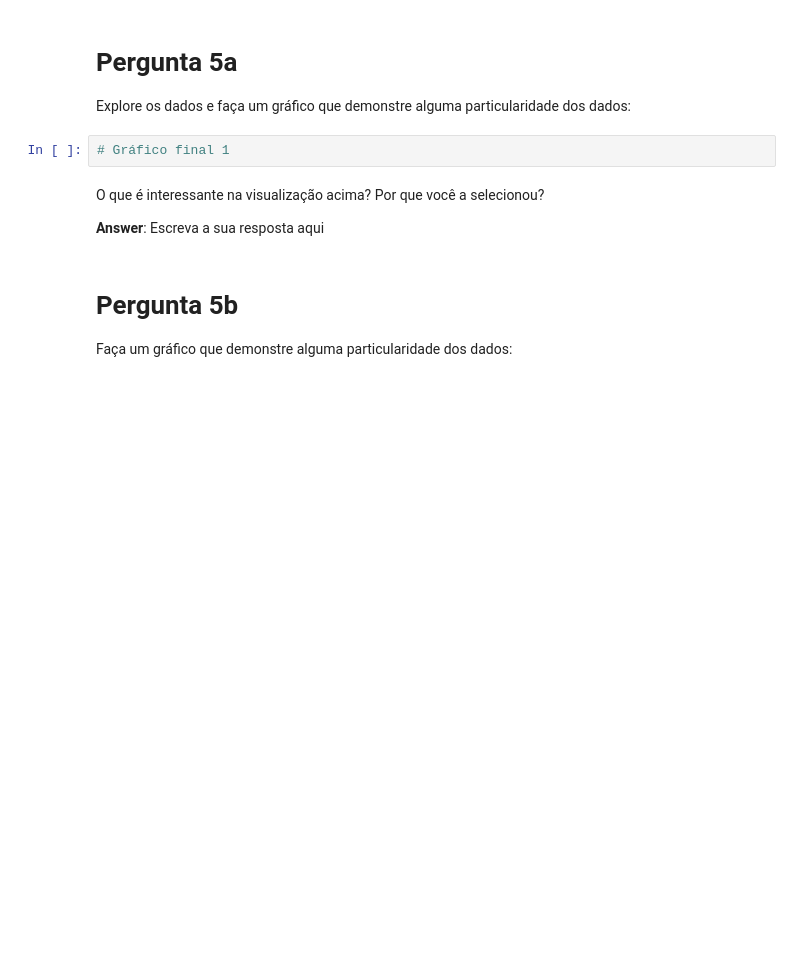
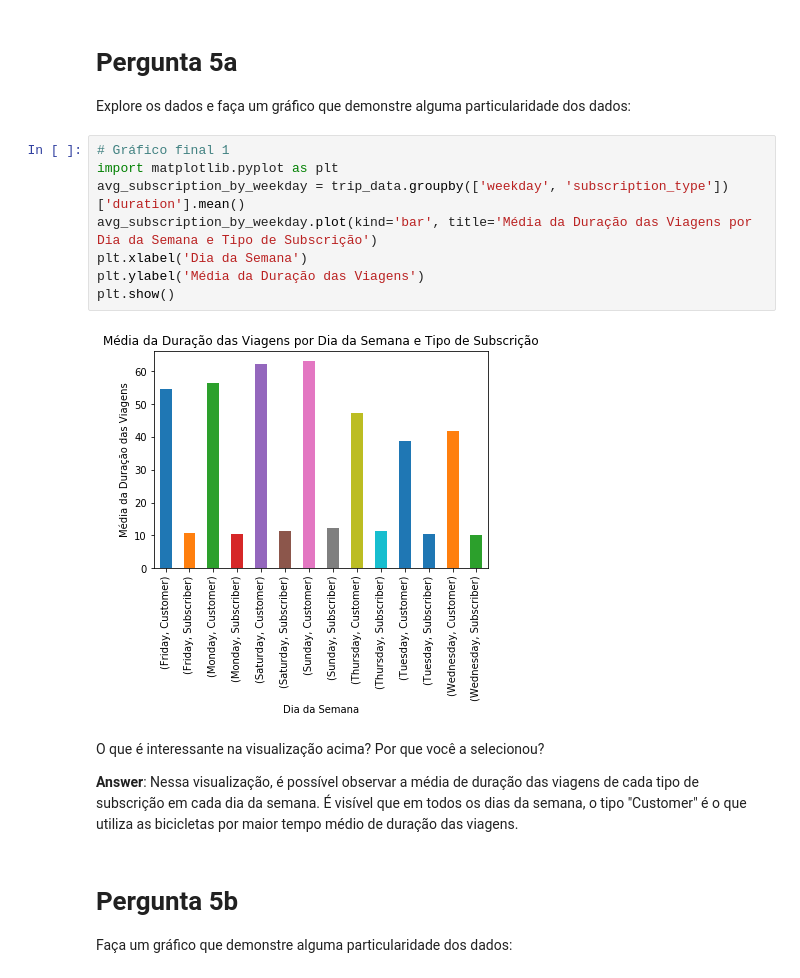
Before and after one commit to lucasmro/udacity-data-science-bay-area-bike-share, a Jupyter notebook: Analise_Bay_Area_Bike_Share-NDFDSI.ipynb, the cells around one changed output. Drawn from its saved outputs; the diff is of its cells as text; blank space fills up the shorter version.

Commit message:
Add answer for question 5a

```diff
--- a/Analise_Bay_Area_Bike_Share-NDFDSI.ipynb
+++ b/Analise_Bay_Area_Bike_Share-NDFDSI.ipynb
@@ -464,12 +464,20 @@ Para entender um pouco mais como e quais gráficos podem ser úteis, leia [este
 # %% [markdown]
 # Pergunta 5a
 Explore os dados e faça um gráfico que demonstre alguma particularidade dos dados:
-# %%
-# Gráfico final 1
-# %% [markdown]
-O que é interessante na visualização acima? Por que você a selecionou?
-
-**Answer**: Escreva a sua resposta aqui
+# %%
+# Gráfico final 1
+import matplotlib.pyplot as plt
+avg_subscription_by_weekday = trip_data.groupby(['weekday', 'subscription_type'])['duration'].mean()
+avg_subscription_by_weekday.plot(kind='bar', title='Média da Duração das Viagens por Dia da Semana e Tipo de Subscrição')
+plt.xlabel('Dia da Semana')
+plt.ylabel('Média da Duração das Viagens')
+plt.show()
+# %% [output]
+[figure, added]
+# %% [markdown]
+O que é interessante na visualização acima? Por que você a selecionou?
+
+**Answer**: Nessa visualização, é possível observar a média de duração das viagens de cada tipo de subscrição em cada dia da semana. É visível que em todos os dias da semana, o tipo "Customer" é o que utiliza as bicicletas por maior tempo médio de duração das viagens.
 # %% [markdown]
 # Pergunta 5b
 Faça um gráfico que demonstre alguma particularidade dos dados:
```
